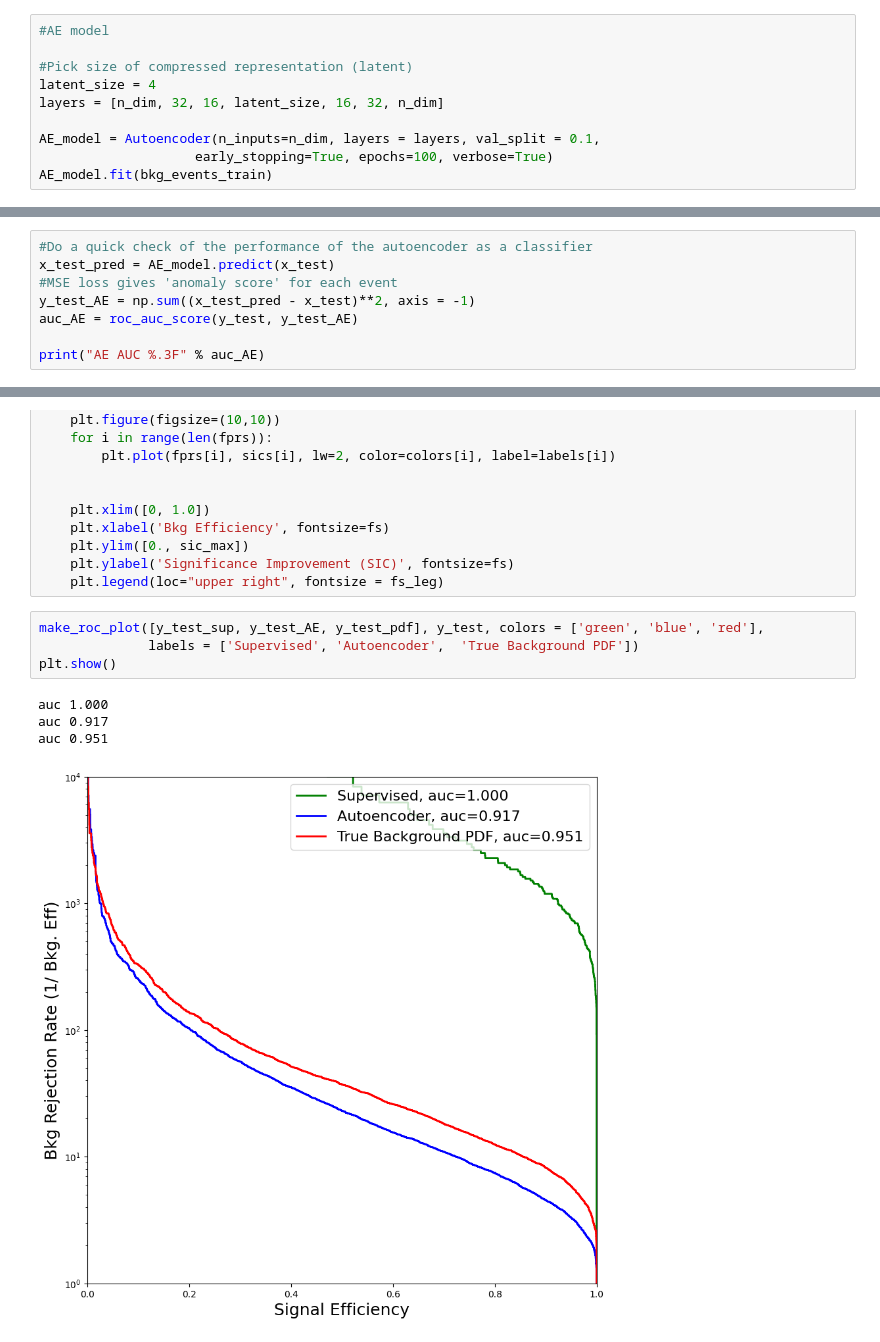
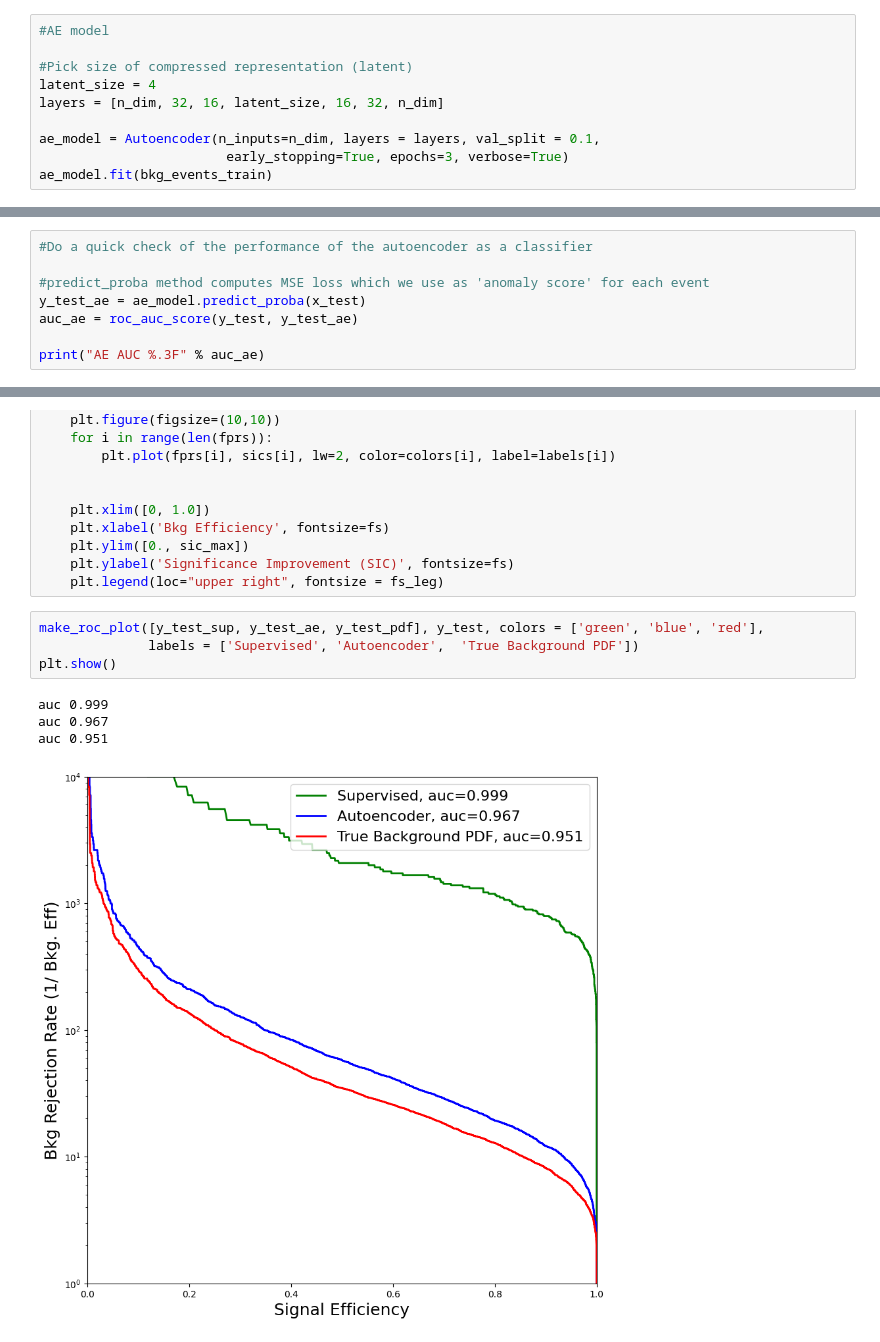
Before and after one commit to uhh-pd-ml/sk_cathode, a Jupyter notebook: demos/autoencoder_gauss.ipynb, the cells around one changed output, grey strips where cells are left out. Saved outputs shown, nothing was run; the diff lists cells and outputs as text.

```diff
--- a/demos/autoencoder_gauss.ipynb
+++ b/demos/autoencoder_gauss.ipynb
@@ -102,8 +102,8 @@ plt.show()
 latent_size = 4
 layers = [n_dim, 32, 16, latent_size, 16, 32, n_dim]
 
-AE_model = Autoencoder(n_inputs=n_dim, layers = layers, val_split = 0.1,
-                    early_stopping=True, epochs=100, verbose=True)
-AE_model.fit(bkg_events_train)
+ae_model = Autoencoder(n_inputs=n_dim, layers = layers, val_split = 0.1,
+                        early_stopping=True, epochs=3, verbose=True)
+ae_model.fit(bkg_events_train)
 # %% [output]
 Epoch: 0
@@ -144,9 +119,9 @@ Epoch: 11
 # %%
 #Do a quick check of the performance of the autoencoder as a classifier
-x_test_pred = AE_model.predict(x_test)
-#MSE loss gives 'anomaly score' for each event
-y_test_AE = np.sum((x_test_pred - x_test)**2, axis = -1)
-auc_AE = roc_auc_score(y_test, y_test_AE)
 
-print("AE AUC %.3F" % auc_AE)
+#predict_proba method computes MSE loss which we use as 'anomaly score' for each event
+y_test_ae = ae_model.predict_proba(x_test)
+auc_ae = roc_auc_score(y_test, y_test_ae)
+
+print("AE AUC %.3F" % auc_ae)
 # %% [output]
@@ -268,11 +243,11 @@ def make_roc_plot(y_pred, y_true, colors = None, logy = True, labels = None, fna
     plt.ylabel('Significance Improvement (SIC)', fontsize=fs)
     plt.legend(loc="upper right", fontsize = fs_leg)
 # %%
-make_roc_plot([y_test_sup, y_test_AE, y_test_pdf], y_test, colors = ['green', 'blue', 'red'],
+make_roc_plot([y_test_sup, y_test_ae, y_test_pdf], y_test, colors = ['green', 'blue', 'red'],
               labels = ['Supervised', 'Autoencoder',  'True Background PDF'])
 plt.show()
 # %% [output]
-auc 1.000
-auc 0.917
+auc 0.999
+auc 0.967
 auc 0.951
-[figure, old version]
+[figure, new version]
```
Also changed, not shown: parts of 7 cells of this notebook, 2 other files.
